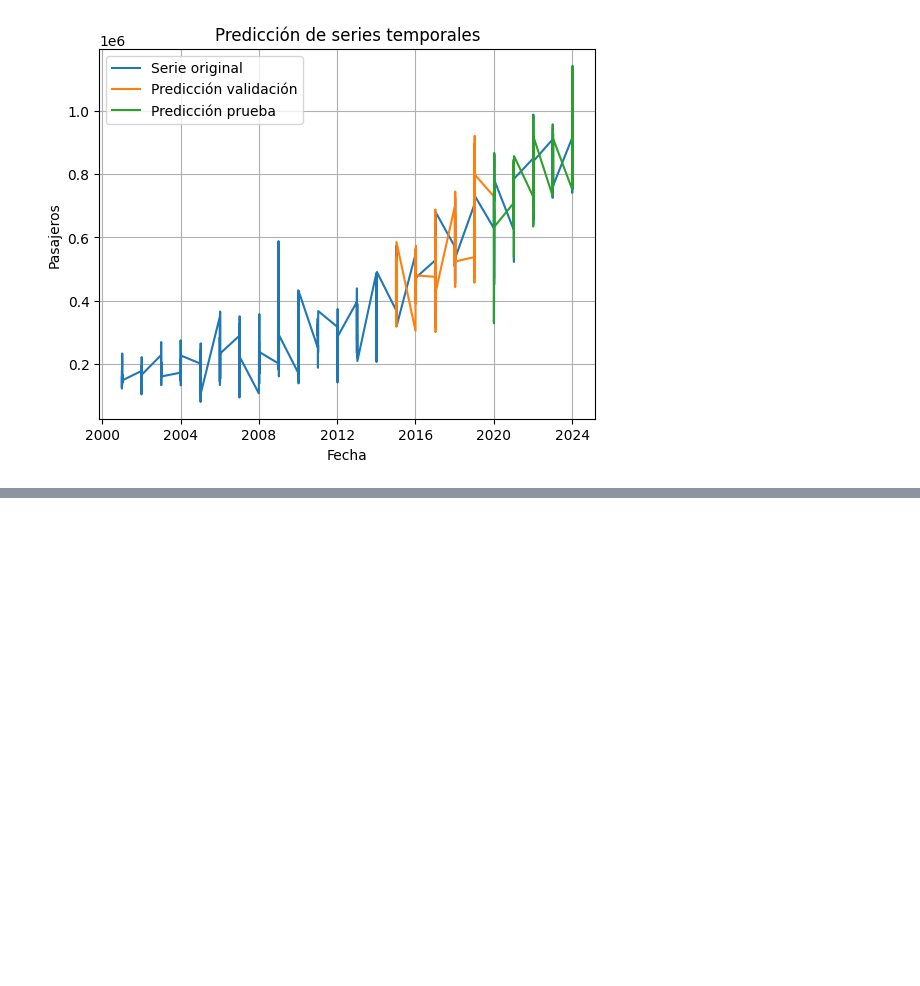
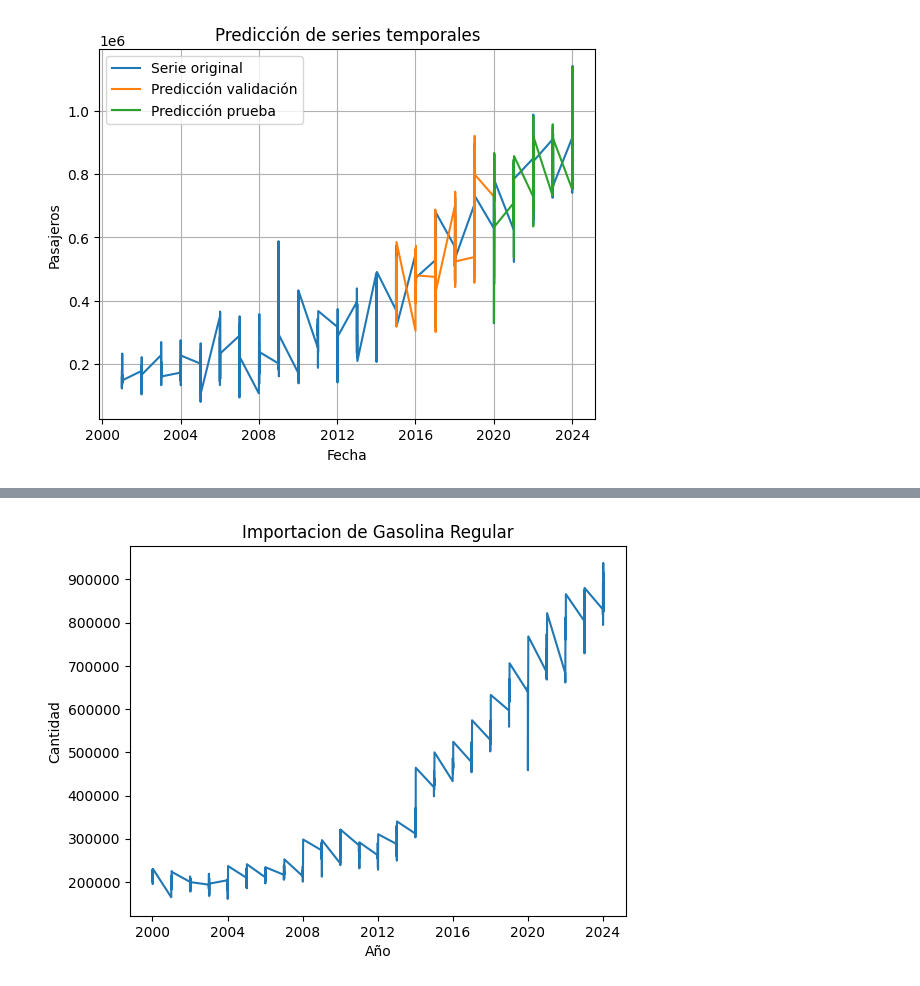
Before and after one commit to xtsebas/time_series, a Jupyter notebook: serie_tiempo_LSTM.ipynb, the cells around one changed output, grey strips where cells are left out. Saved outputs shown, nothing was run; the diff lists cells and outputs as text; code cells hidden in the pictures; blank space fills up the shorter version.

Commit message:
feat: modelos prediccion consumo gasolina regular

```diff
--- a/serie_tiempo_LSTM.ipynb
+++ b/serie_tiempo_LSTM.ipynb
@@ -539,0 +540,6 @@ plt.show()
+# %%
+df_imp = pd.read_csv('./data/consumo.csv', parse_dates=['Fecha'], dayfirst=True)
+df_imp.set_index('Fecha', inplace=True)
+ts_imp_reg = df_imp['Gasolina regular']
+
+ts_imp_reg.head()
@@ -539,0 +554,6 @@ plt.show()
+# %%
+plt.plot(ts_imp_reg)
+plt.gca().set(title="Importacion de Gasolina Regular", xlabel="Año", ylabel="Cantidad")
+plt.show()
+# %% [output]
+[figure, added]
```
Also changed, not shown: parts of 35 cells of this notebook.
